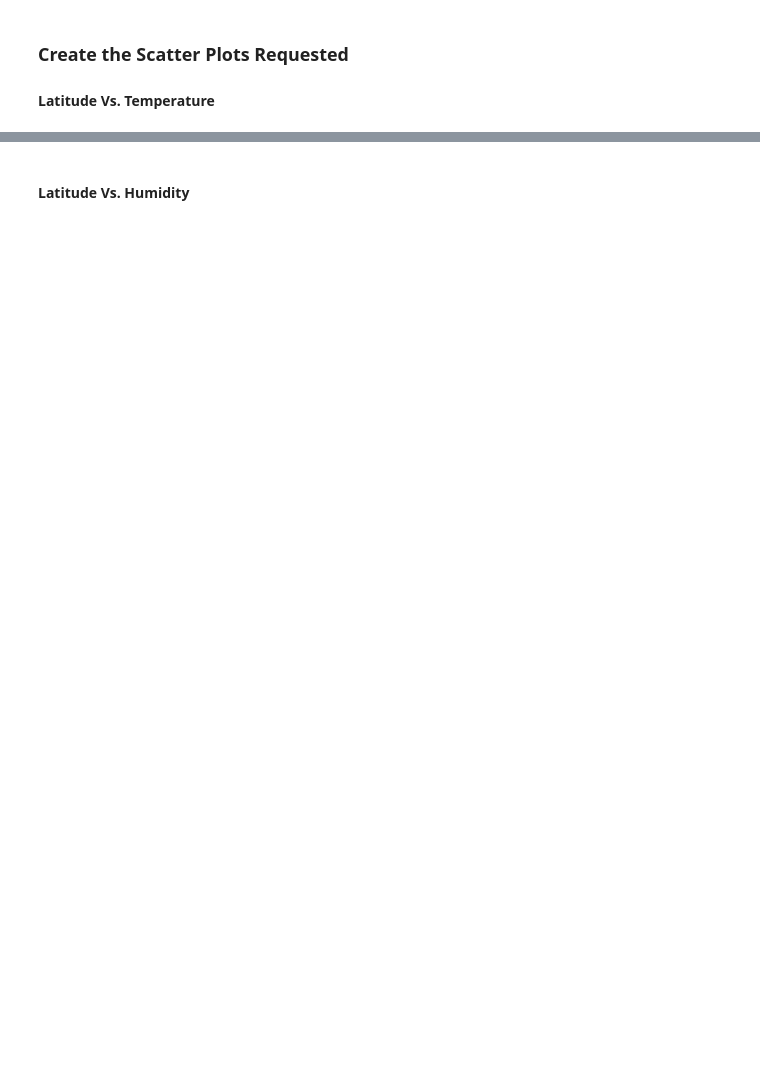
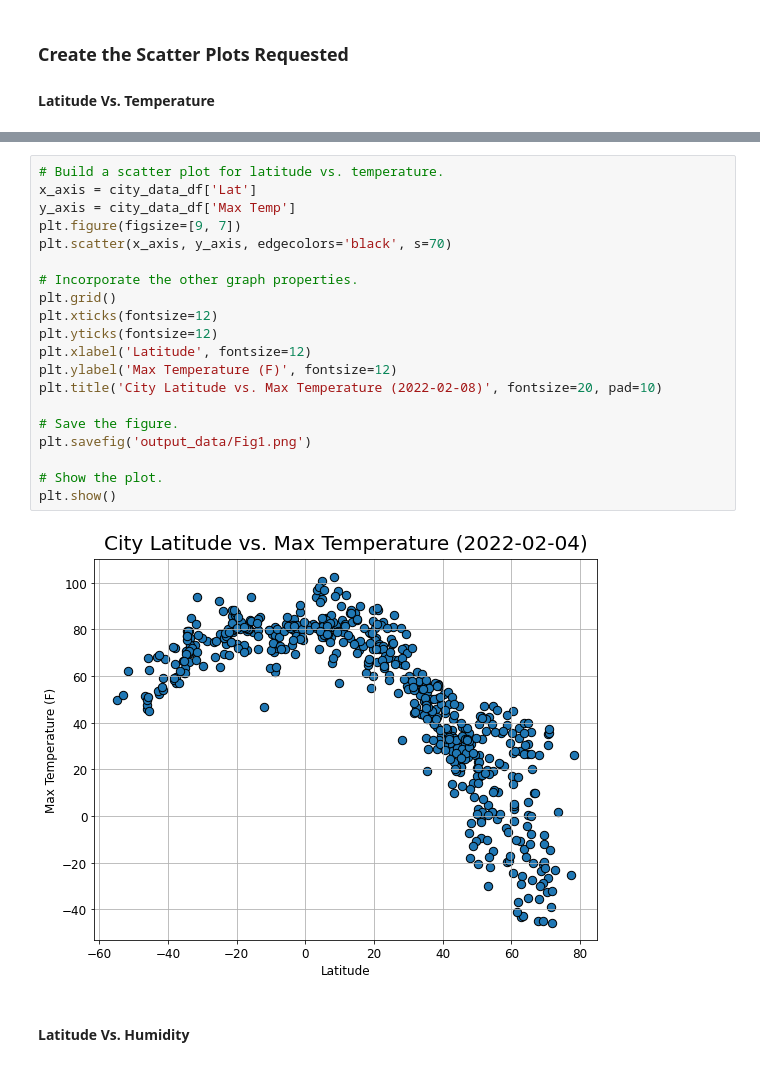
Before and after one commit to kiErnguyen/python-api-challenge, a Jupyter notebook: WeatherPy.ipynb, the cells around one changed output, grey strips where cells are left out. Saved outputs shown, nothing was run; the diff lists cells and outputs as text; blank space fills up the shorter version.

```diff
--- a/WeatherPy.ipynb
+++ b/WeatherPy.ipynb
@@ -178,2 +190,24 @@ plt.show()
+# %%
+# Build a scatter plot for latitude vs. temperature.
+x_axis = city_data_df['Lat']
+y_axis = city_data_df['Max Temp']
+plt.figure(figsize=[9, 7])
+plt.scatter(x_axis, y_axis, edgecolors='black', s=70)
+
+# Incorporate the other graph properties.
+plt.grid()
+plt.xticks(fontsize=12)
+plt.yticks(fontsize=12)
+plt.xlabel('Latitude', fontsize=12)
+plt.ylabel('Max Temperature (F)', fontsize=12)
+plt.title('City Latitude vs. Max Temperature (2022-02-08)', fontsize=20, pad=10)
+
+# Save the figure.
+plt.savefig('output_data/Fig1.png')
+
+# Show the plot.
+plt.show()
+# %% [output]
+[figure, added]
 # %% [markdown]
 #### Latitude Vs. Humidity
```
Also changed, not shown: parts of 38 cells of this notebook, 5 other files.
